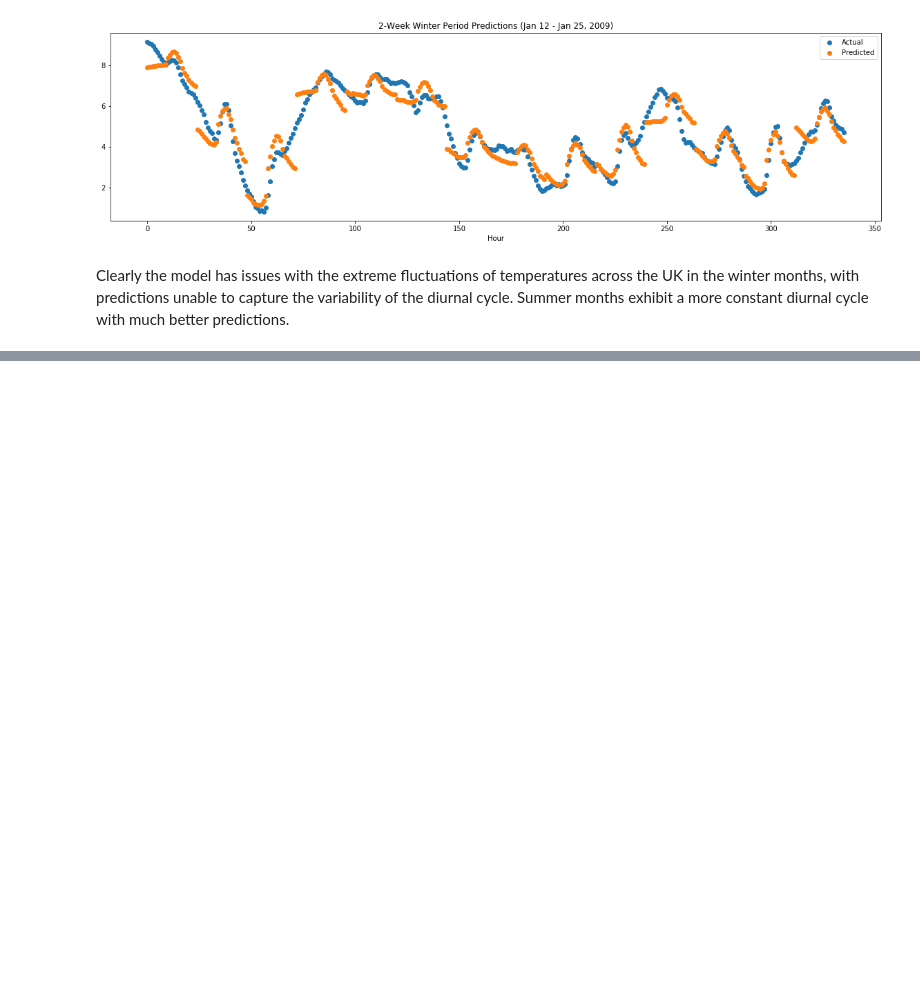
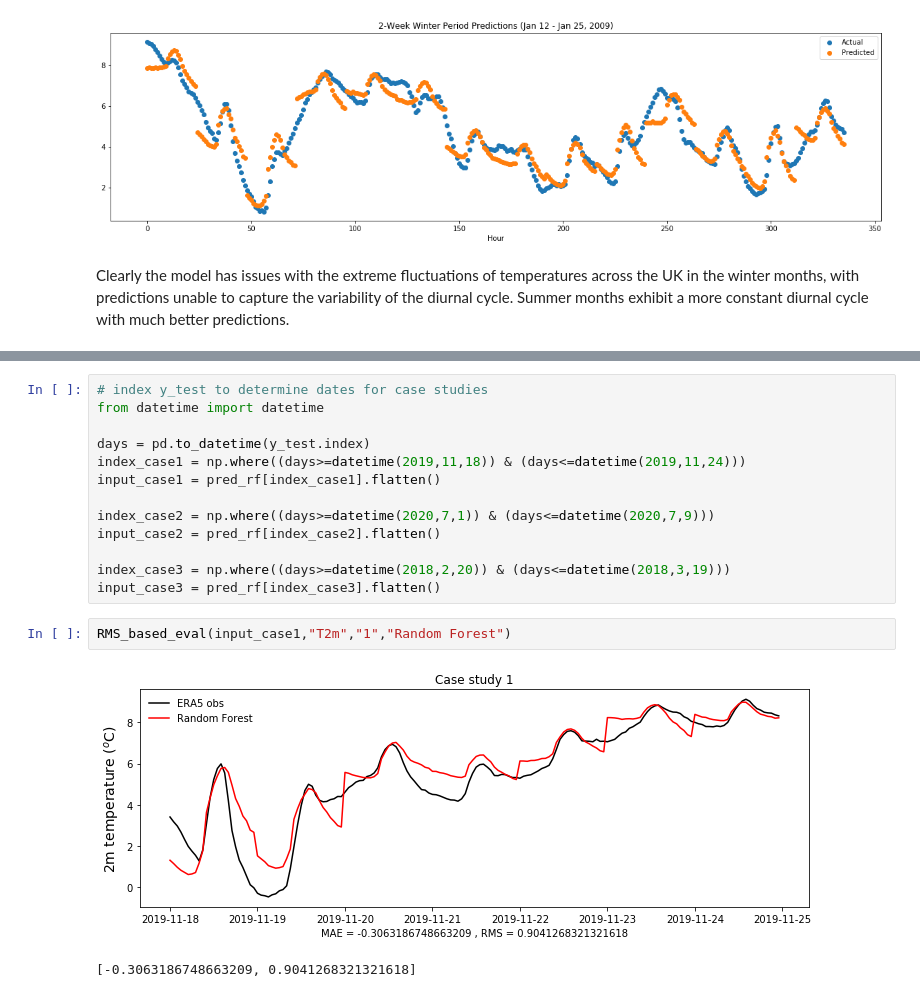
Before and after one commit to 2021-Energy-Climate-Hackathon/group_1, a Jupyter notebook: t2m_modeling.ipynb, the cells around one changed output, grey strips where cells are left out. Drawn from its saved outputs; the diff is of its cells as text; blank space fills up the shorter version.

```diff
--- a/t2m_modeling.ipynb
+++ b/t2m_modeling.ipynb
@@ -265,0 +277,18 @@ Clearly the model has issues with the extreme fluctuations of temperatures acros
+# %%
+# index y_test to determine dates for case studies
+from datetime import datetime
+
+days = pd.to_datetime(y_test.index)
+index_case1 = np.where((days>=datetime(2019,11,18)) & (days<=datetime(2019,11,24)))
+input_case1 = pred_rf[index_case1].flatten()
+
+index_case2 = np.where((days>=datetime(2020,7,1)) & (days<=datetime(2020,7,9)))
+input_case2 = pred_rf[index_case2].flatten()
+
+index_case3 = np.where((days>=datetime(2018,2,20)) & (days<=datetime(2018,3,19)))
+input_case3 = pred_rf[index_case3].flatten()
+# %%
+RMS_based_eval(input_case1,"T2m","1","Random Forest")
+# %% [output]
+[figure, added]
+[-0.3063186748663209, 0.9041268321321618]
```
Also changed, not shown: parts of 12 cells of this notebook, 2 other files.
